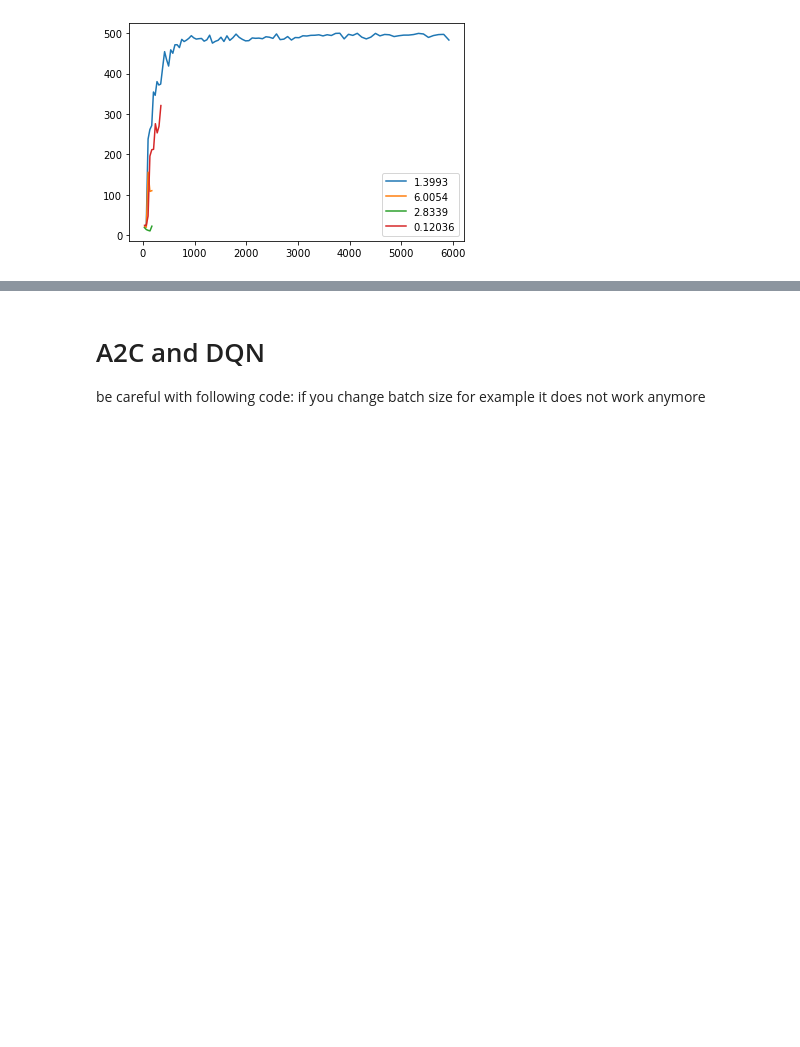
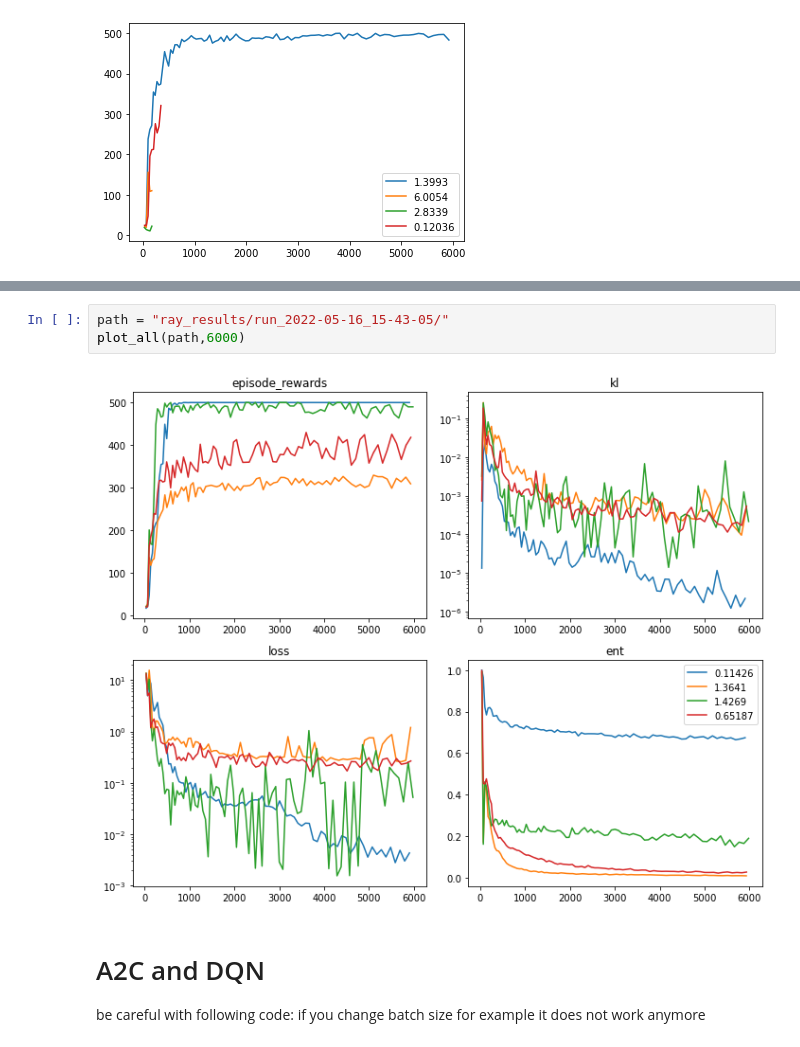
Before and after one commit to riccardodv/MirrorRL, a Jupyter notebook: analyse.ipynb, the cells around one changed output, grey strips where cells are left out. Saved outputs shown, nothing was run; the diff lists cells and outputs as text; blank space fills up the shorter version.

```diff
--- a/analyse.ipynb
+++ b/analyse.ipynb
@@ -62,3 +66,8 @@ plot_all(path,6000)
+# %%
+path = "ray_results/run_2022-05-16_15-43-05/"
+plot_all(path,6000)
+# %% [output]
+[figure, added]
 # %% [markdown]
 # A2C and DQN
 be careful with following code: if you change batch size for example it does not work anymore
```
Also changed, not shown: parts of 8 cells of this notebook.
